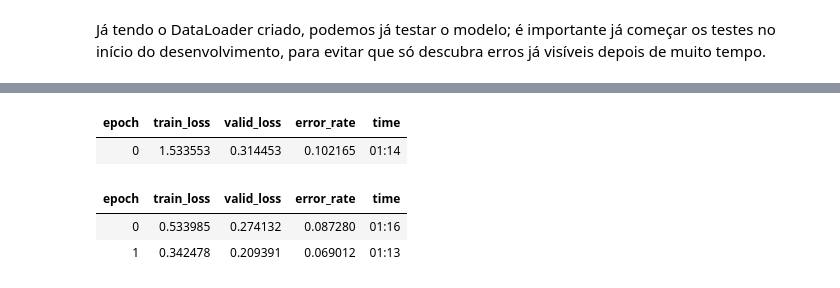
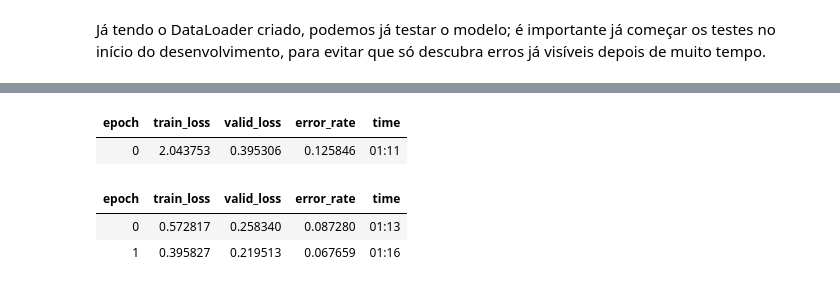
Before and after one commit to pxpc2/aprendizadodemaquina-unb, a Jupyter notebook: imgclassifier.ipynb, the cells around one changed output, grey strips where cells are left out. Saved outputs shown, nothing was run; the diff lists cells and outputs as text; code cells hidden in the pictures.

Commit message:
optimizing learning rate and finishing model with better results

```diff
--- a/imgclassifier.ipynb
+++ b/imgclassifier.ipynb
@@ -84,5 +84,5 @@ Building one sample
 Já tendo o DataLoader criado, podemos já testar o modelo; é importante já começar os testes no início do desenvolvimento, para evitar que só descubra erros já visíveis depois de muito tempo.
 # %%
 learn = vision_learner(dls, resnet34, metrics=error_rate)
-learn.fine_tune(2)
+learn.fine_tune(2, base_lr=(1e-3))
 # %% [output]
@@ -90,8 +89,8 @@ Downloading: "https://download.pytorch.org/models/resnet34-b627a593.pth" to /roo
 | epoch | train_loss | valid_loss | error_rate | time |
-| 0 | 1.533553 | 0.314453 | 0.102165 | 01:14 |
+| 0 | 2.043753 | 0.395306 | 0.125846 | 01:11 |
 | epoch | train_loss | valid_loss | error_rate | time |
-| 0 | 0.533985 | 0.274132 | 0.087280 | 01:16 |
-| 1 | 0.342478 | 0.209391 | 0.069012 | 01:13 |
+| 0 | 0.572817 | 0.258340 | 0.087280 | 01:13 |
+| 1 | 0.395827 | 0.219513 | 0.067659 | 01:16 |
 # %%
 interp = ClassificationInterpretation.from_learner(learn)
 interp.plot_confusion_matrix(figsize=(14,14), dpi=60)
```
Also changed, not shown: parts of 24 cells of this notebook.
